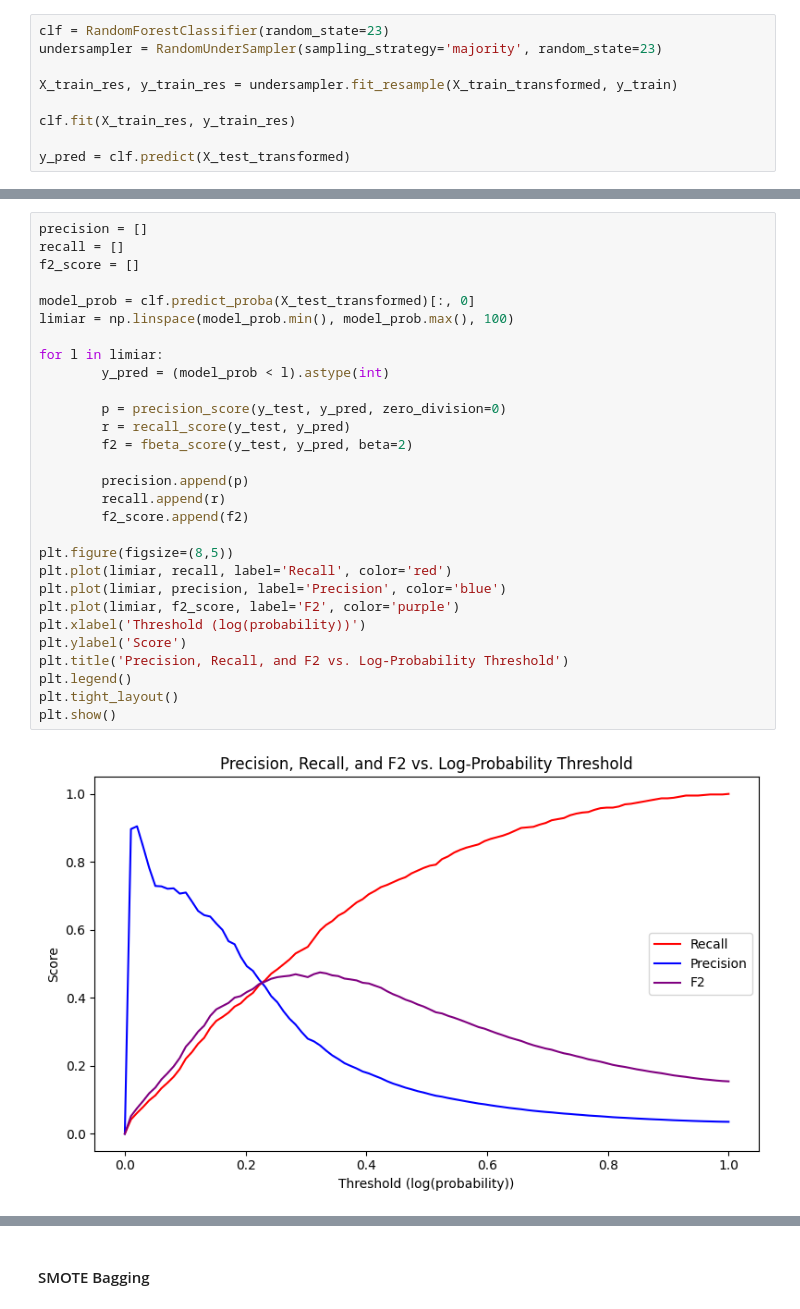
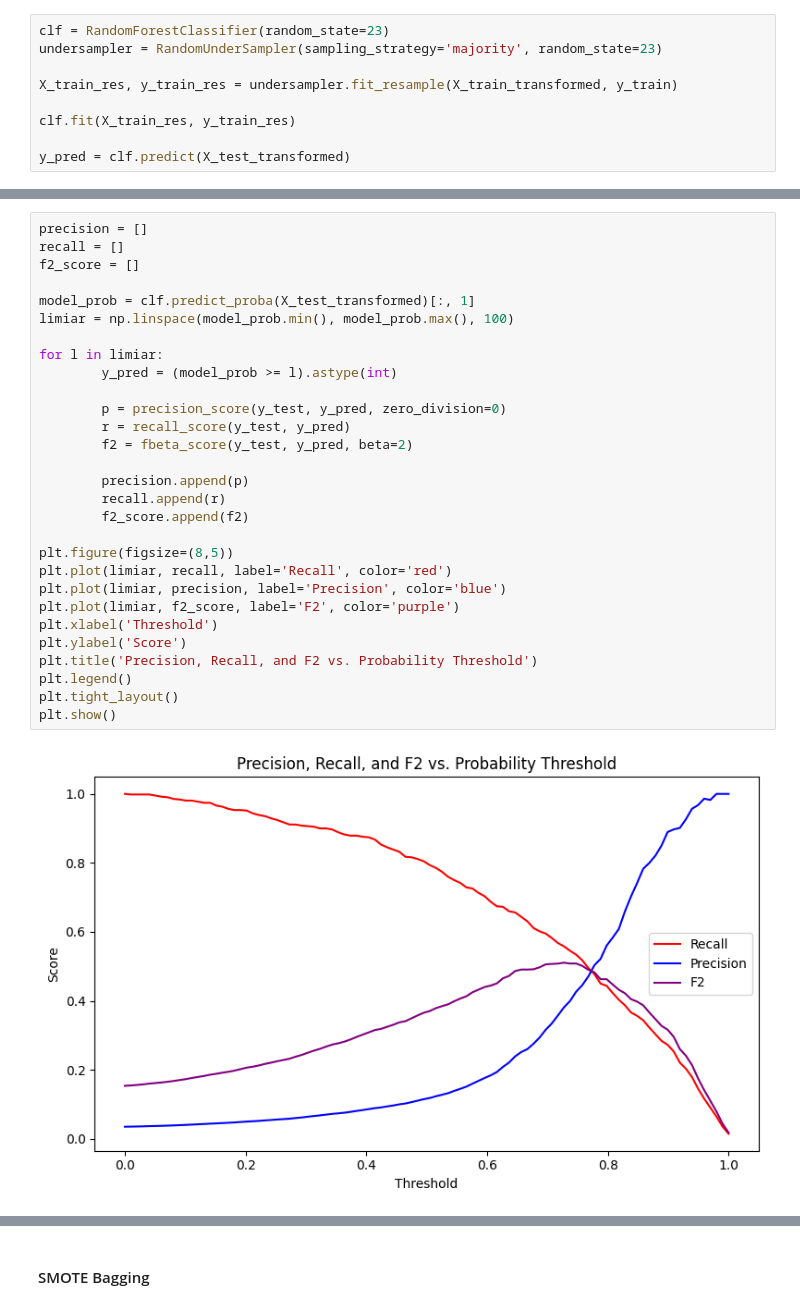
Before and after one commit to ianaraujo/puc-ciencia-dados, a Jupyter notebook: main.ipynb, the cells around one changed output, grey strips where cells are left out. Drawn from its saved outputs; the diff is of its cells as text.

```diff
--- a/main.ipynb
+++ b/main.ipynb
@@ -688,31 +692,31 @@ F1 Score: 0.2100476396708532
 # %%
 precision = []
 recall = []
 f2_score = []
 
-model_prob = clf.predict_proba(X_test_transformed)[:, 0]
+model_prob = clf.predict_proba(X_test_transformed)[:, 1]
 limiar = np.linspace(model_prob.min(), model_prob.max(), 100)
 
 for l in limiar:
-        y_pred = (model_prob < l).astype(int)
+        y_pred = (model_prob >= l).astype(int)
 
         p = precision_score(y_test, y_pred, zero_division=0)
         r = recall_score(y_test, y_pred)
         f2 = fbeta_score(y_test, y_pred, beta=2)
 
         precision.append(p)
         recall.append(r)
         f2_score.append(f2)
 
 plt.figure(figsize=(8,5))
 plt.plot(limiar, recall, label='Recall', color='red')
 plt.plot(limiar, precision, label='Precision', color='blue')
 plt.plot(limiar, f2_score, label='F2', color='purple')
-plt.xlabel('Threshold (log(probability))')
+plt.xlabel('Threshold')
 plt.ylabel('Score')
-plt.title('Precision, Recall, and F2 vs. Log-Probability Threshold')
+plt.title('Precision, Recall, and F2 vs. Probability Threshold')
 plt.legend()
 plt.tight_layout()
 plt.show()
 # %% [output]
-[figure, old version]
+[figure, new version]
```
Also changed, not shown: parts of 64 cells of this notebook, 5 other files.
